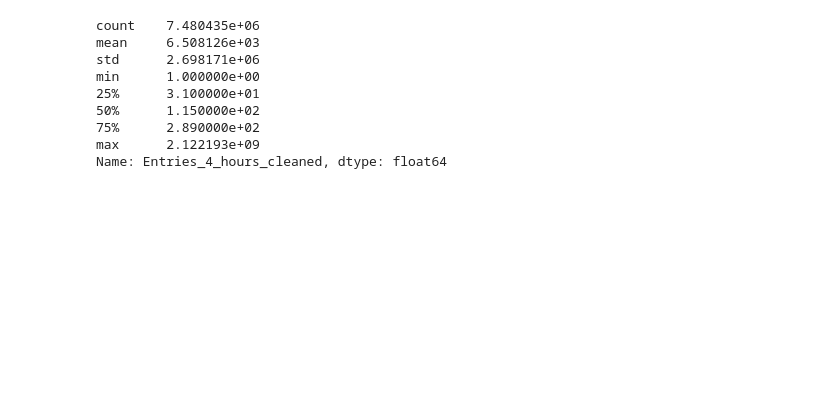
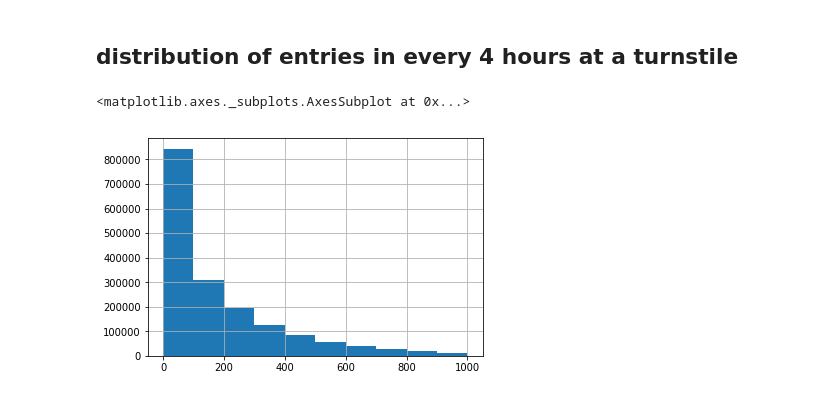
Before and after one commit to YCCZhao/wk1, a Jupyter notebook: Project1_MTA.ipynb, the cells around one changed output. Drawn from its saved outputs; the diff is of its cells as text; code cells hidden in the pictures; blank space fills up the shorter version.

```diff
--- a/Project1_MTA.ipynb
+++ b/Project1_MTA.ipynb
@@ -8,0 +37,23 @@ mta_df = pd.read_csv("./Turnstile_Usage_Data__2017.csv")
+# %%
+# sort records by C/A, Unit, SCP, and Station for calculation
+mta_df = mta_df.sort_values(['C/A', 'Unit', 'SCP', 'Station'])
+
+# create columns of C/A, Unit, SCP, and Station with one row shift down
+mta_df['Entries_shifted'] = mta_df['Entries'].shift(1)
+mta_df['C/A_shifted'] = mta_df['C/A'].shift(1)
+mta_df['Unit_shifted'] = mta_df['Unit'].shift(1)
+mta_df['SCP_shifted'] = mta_df['SCP'].shift(1)
+mta_df['Station_shifted'] = mta_df['Station'].shift(1)
+
+# only calcuate the entries difference if C/A, Unit, SCP, and Station are same
+cond = (mta_df['C/A_shifted'] == mta_df['C/A'])\
+        &(mta_df['Unit_shifted'] == mta_df['Unit'])\
+        &(mta_df['SCP_shifted'] == mta_df['SCP'])\
+        &(mta_df['Station_shifted'] == mta_df['Station'])
+
+mta_df['Entries_4_hours'] = mta_df['Entries'] - mta_df['Entries_shifted']
+mta_df['Entries_4_hours_cleaned'] = np.where(cond, mta_df['Entries_4_hours'], 0)
+# %%
+# drop shifted columns
+
+mta_df = mta_df.drop(['C/A_shifted', 'Unit_shifted', 'SCP_shifted', 'Station_shifted', 'Entries_shifted'], axis=1)
@@ -9,2 +67,2 @@ mta_df = pd.read_csv("./Turnstile_Usage_Data__2017.csv")
 # %%
-mta_df = mta_df.sort_values(['C/A', 'Unit', 'SCP'])
+mta_df.groupby(['C/A','Unit', 'SCP', 'Station'])['Entries_4_hours_cleaned'].sum().count()
@@ -11,3 +70,0 @@ mta_df = mta_df.sort_values(['C/A', 'Unit', 'SCP'])
-# %%
-mta_df['datatime'] = pd.to_datetime(mta_df['Date'] + mta_df['Time'],
-                                  format='%m/%d/%Y%H:%M:%S')
@@ -28,14 +92,7 @@ mta_df['Entries_4_hours_cleaned'] = np.where(cond, mta_df['Entries_4_hours'], 0)
+# %% [markdown]
+## distribution of entries in every 4 hours at a turnstile
 # %%
-mta_df = mta_df[mta_df['Entries_4_hours_cleaned'] > 0]
+mta_df['Entries_4_hours_cleaned'].hist(range=[0, 1e3])
+# %% [output]
+<matplotlib.axes._subplots.AxesSubplot at 0x...>
+[figure, added]
-# %%
-mta_df['Entries_4_hours_cleaned'].describe()
-# %% [output]
-count    7.480435e+06
-mean     6.508126e+03
-std      2.698171e+06
-min      1.000000e+00
-25%      3.100000e+01
-50%      1.150000e+02
-75%      2.890000e+02
-max      2.122193e+09
-Name: Entries_4_hours_cleaned, dtype: float64
```
Also changed, not shown: parts of 26 cells of this notebook.
